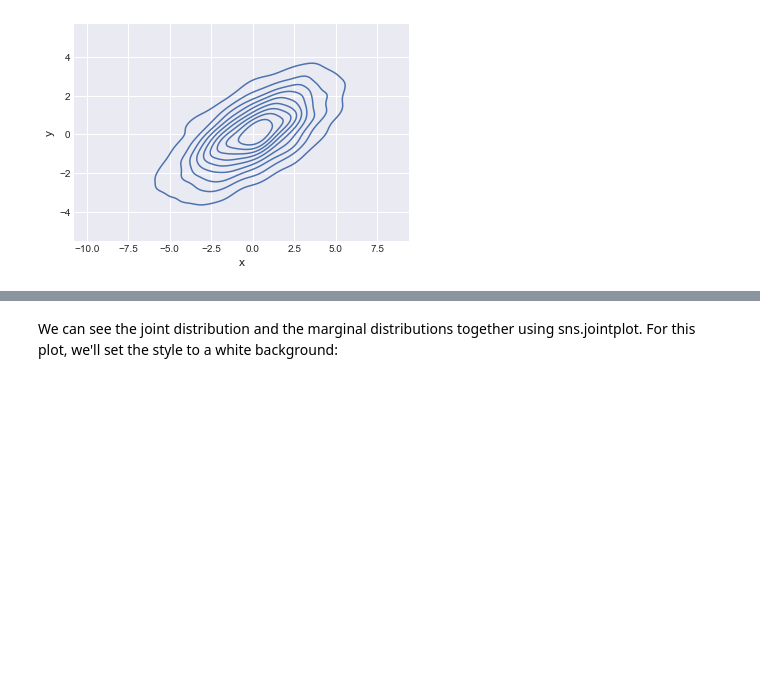
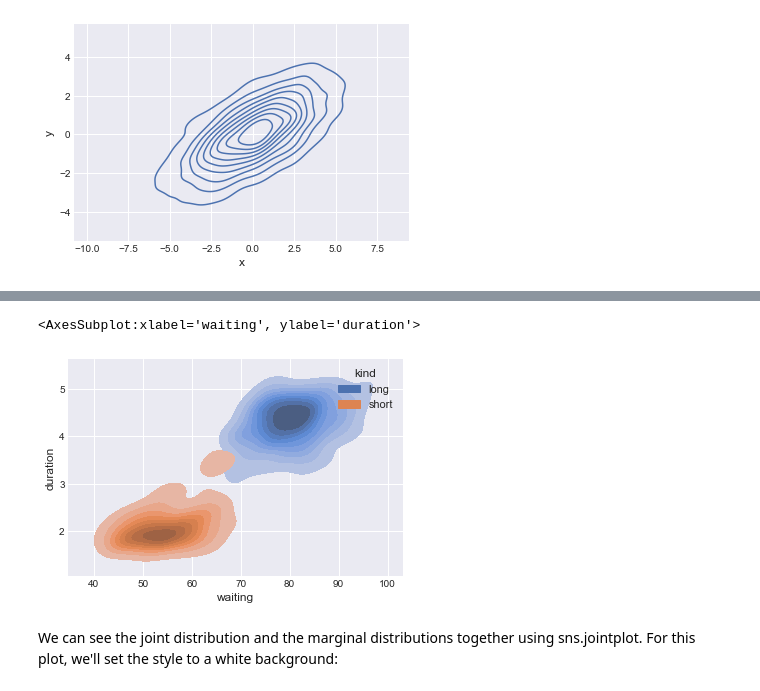
Before and after one commit to jackyhuynh/Data_Visualization_using_Python_Seaborn, a Jupyter notebook: Untitled.ipynb, the cells around one changed output, grey strips where cells are left out. Saved outputs shown, nothing was run; the diff lists cells and outputs as text; code cells hidden in the pictures; blank space fills up the shorter version.

```diff
--- a/Untitled.ipynb
+++ b/Untitled.ipynb
@@ -402,3 +407,10 @@ sns.kdeplot(data=data,x='x',y='y');
+# %%
+sns.kdeplot(
+    data=geyser, x="waiting", y="duration", hue="kind", fill=True,
+)
+# %% [output]
+<AxesSubplot:xlabel='waiting', ylabel='duration'>
+[figure, added]
 # %% [markdown]
 We can see the joint distribution and the marginal distributions together using sns.jointplot. For this plot, we'll set the style to a white background:
 # %%
```
Also changed, not shown: parts of 2 cells of this notebook.
